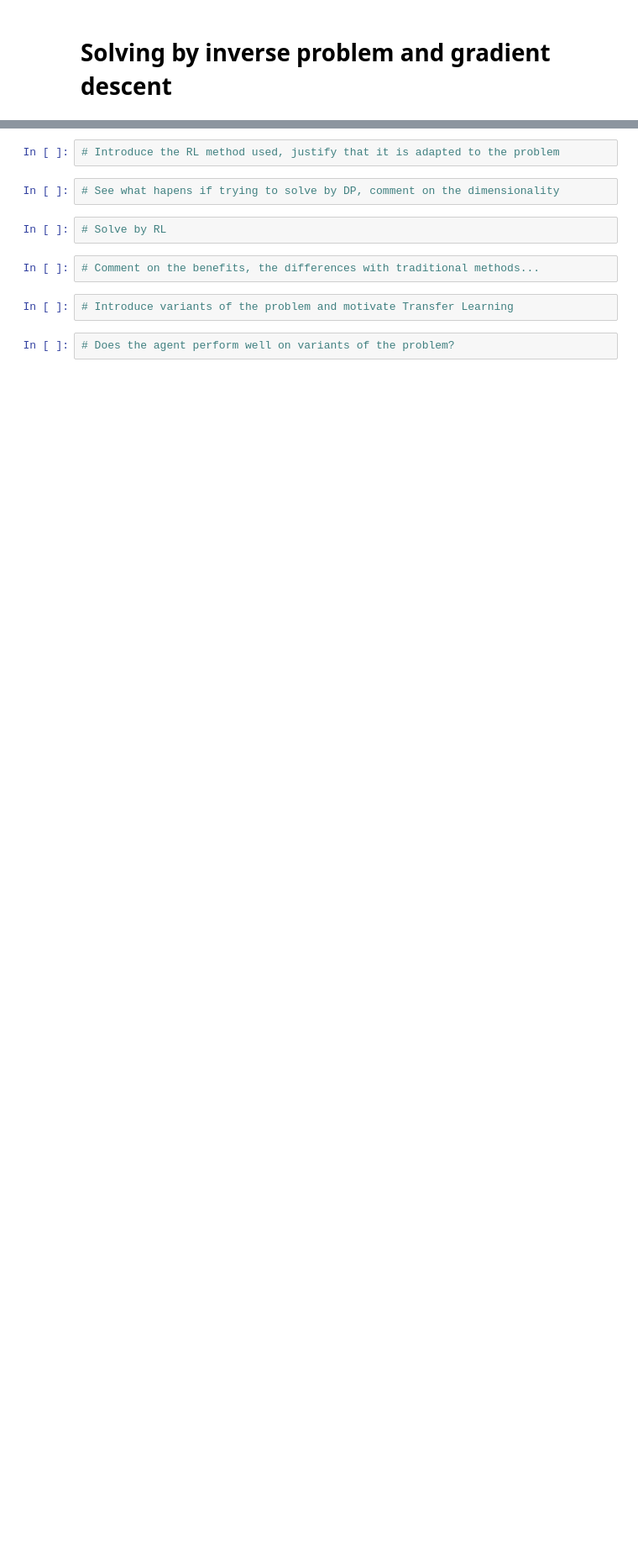
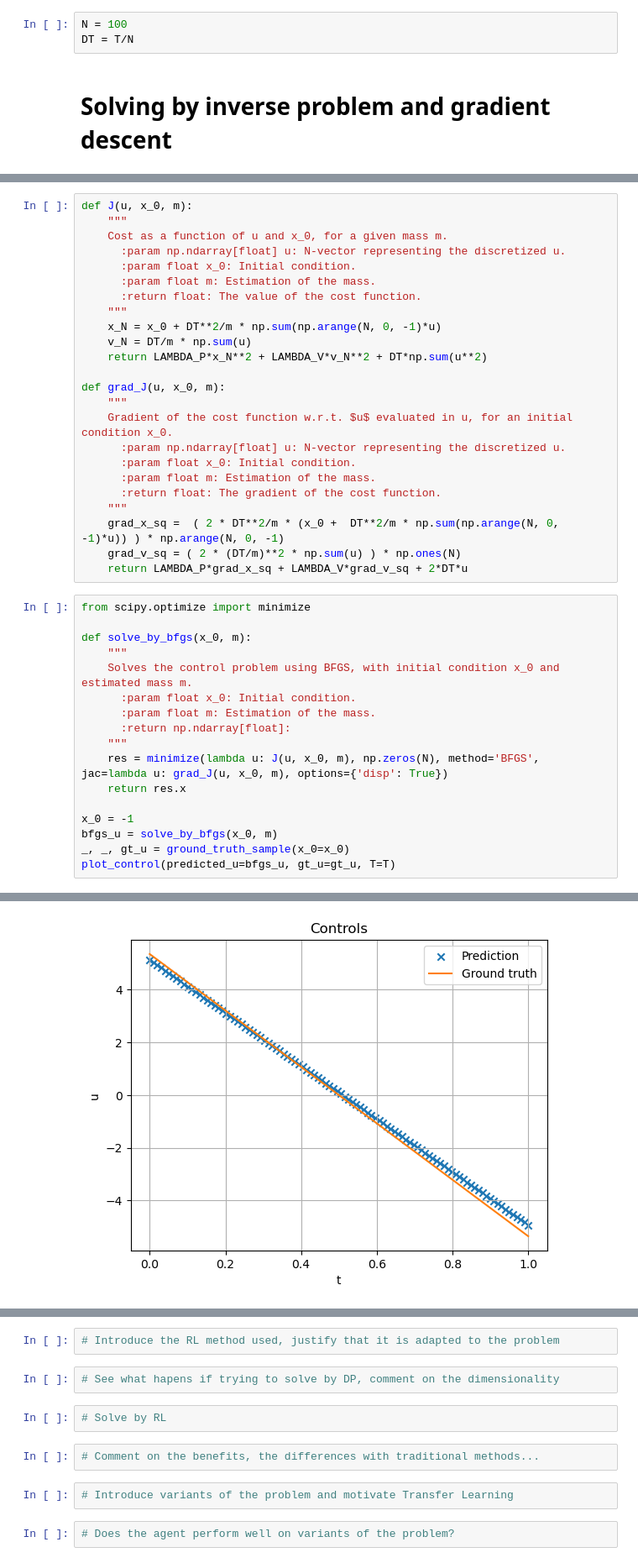
Before and after one commit to TheiloT/RL-accelerated-cart, a Jupyter notebook: TL-RL-toy-problem.ipynb, the cells around one changed output, grey strips where cells are left out. Shown: that part at 84% size. Drawn from its saved outputs; the diff is of its cells as text; blank space fills up the shorter version.

Commit message:
cart problem classical methods WIP

```diff
--- a/TL-RL-toy-problem.ipynb
+++ b/TL-RL-toy-problem.ipynb
@@ -446,5 +362,8 @@ Furthermore, the cost function rewrites:
 $$
     J(\mathbf{u}) = \lambda_P x_N^2 + \lambda_V v_N^2 + \Delta t \sum_{n=0}^{N-1} u_n^2.
 $$
+# %%
+N = 100
+DT = T/N
 # %% [markdown]
 # Solving by inverse problem and gradient descent
@@ -496,0 +441,42 @@ This is a
+# %%
+def J(u, x_0, m):
+    """
+    Cost as a function of u and x_0, for a given mass m.
+      :param np.ndarray[float] u: N-vector representing the discretized u.
+      :param float x_0: Initial condition.
+      :param float m: Estimation of the mass.
+      :return float: The value of the cost function.
+    """
+    x_N = x_0 + DT**2/m * np.sum(np.arange(N, 0, -1)*u)
+    v_N = DT/m * np.sum(u)
+    return LAMBDA_P*x_N**2 + LAMBDA_V*v_N**2 + DT*np.sum(u**2)
+
+def grad_J(u, x_0, m):
+    """
+    Gradient of the cost function w.r.t. $u$ evaluated in u, for an initial condition x_0.
+      :param np.ndarray[float] u: N-vector representing the discretized u.
+      :param float x_0: Initial condition.
+      :param float m: Estimation of the mass.
+      :return float: The gradient of the cost function.
+    """
+    grad_x_sq =  ( 2 * DT**2/m * (x_0 +  DT**2/m * np.sum(np.arange(N, 0, -1)*u)) ) * np.arange(N, 0, -1)
+    grad_v_sq = ( 2 * (DT/m)**2 * np.sum(u) ) * np.ones(N)
+    return LAMBDA_P*grad_x_sq + LAMBDA_V*grad_v_sq + 2*DT*u
+# %%
+from scipy.optimize import minimize
+
+def solve_by_bfgs(x_0, m):
+    """
+    Solves the control problem using BFGS, with initial condition x_0 and estimated mass m.
+      :param float x_0: Initial condition.
+      :param float m: Estimation of the mass.
+      :return np.ndarray[float]:
+    """
+    res = minimize(lambda u: J(u, x_0, m), np.zeros(N), method='BFGS', jac=lambda u: grad_J(u, x_0, m), options={'disp': True})
+    return res.x
+
+x_0 = -1
+bfgs_u = solve_by_bfgs(x_0, m)
+_, _, gt_u = ground_truth_sample(x_0=x_0)
+plot_control(predicted_u=bfgs_u, gt_u=gt_u, T=T)
+# %% [output]
@@ -496,0 +488 @@ This is a
+[figure, added]
```
Also changed, not shown: parts of 20 cells of this notebook, 2 other files.
